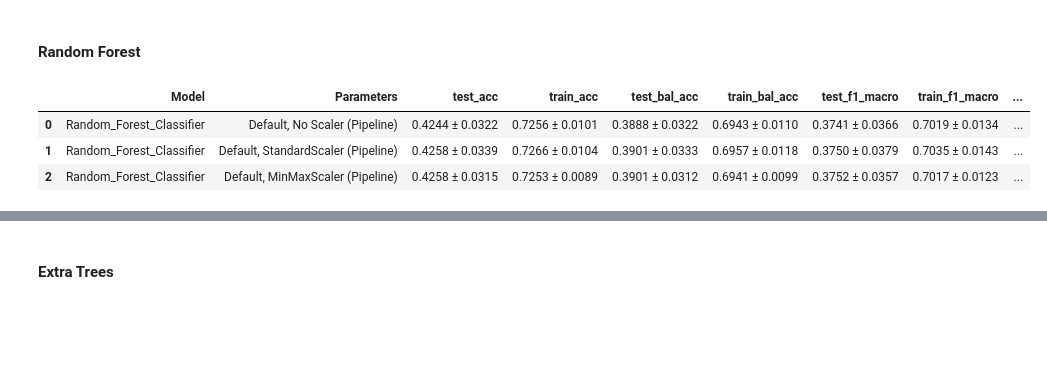
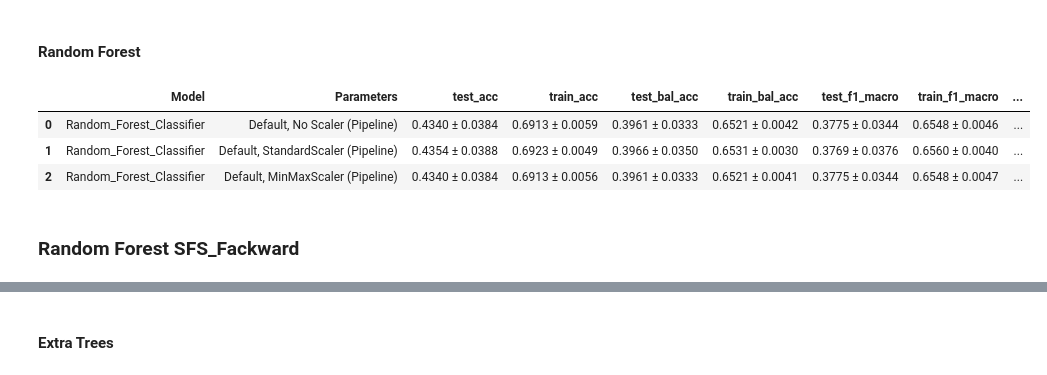
Before and after one commit to fserracrespi/PD_Project_UofL, a Jupyter notebook: PD_DATA/MODELS DEVELOPMENT/MODEL_DEVELOPMENT/Motor_model.ipynb, the cells around one changed output, grey strips where cells are left out. Saved outputs shown, nothing was run; the diff lists cells and outputs as text; code cells hidden in the pictures; blank space fills up the shorter version.

```diff
--- a/PD_DATA/MODELS DEVELOPMENT/MODEL_DEVELOPMENT/Motor_model.ipynb
+++ b/PD_DATA/MODELS DEVELOPMENT/MODEL_DEVELOPMENT/Motor_model.ipynb
@@ -723,8 +1153,8 @@ final_results_tree
 
 # Modelo base
 RF_classifier = RandomForestClassifier(
-    n_estimators=300,
-    max_depth=12,
+    n_estimators=1000,
+    max_depth=10,
     min_samples_leaf=5,
     bootstrap=True,
     random_state=42,
@@ -773,33 +1203,35 @@ df_2 = cv_results_to_row(
     parameters="Default, StandardScaler (Pipeline)",
     sep=" ± "
 )
 
 # 3) MinMaxScaler
 pipe_mm = Pipeline([
     ("scaler", MinMaxScaler()),
     ("clf", RF_classifier)
 ])
 
 results_mm = cross_validate(
     pipe_mm,
     X_train,
     y_train,
     cv=skf,
     scoring=scoring,
     return_train_score=True
 )
 
 df_3 = cv_results_to_row(
     results_mm,
     modelo_name="Random_Forest_Classifier",
     parameters="Default, MinMaxScaler (Pipeline)",
     sep=" ± "
 )
 
 final_results_rf = pd.concat([df_1, df_2, df_3], ignore_index=True)
 final_results_rf
 # %% [output]
 |  | Model | Parameters | test_acc | train_acc | test_bal_acc | train_bal_acc | test_f1_macro | train_f1_macro | ... |
-| 0 | Random_Forest_Classifier | Default, No Scaler (Pipeline) | 0.4244 ± 0.0322 | 0.7256 ± 0.0101 | 0.3888 ± 0.0322 | 0.6943 ± 0.0110 | 0.3741 ± 0.0366 | 0.7019 ± 0.0134 | ... |
-| 1 | Random_Forest_Classifier | Default, StandardScaler (Pipeline) | 0.4258 ± 0.0339 | 0.7266 ± 0.0104 | 0.3901 ± 0.0333 | 0.6957 ± 0.0118 | 0.3750 ± 0.0379 | 0.7035 ± 0.0143 | ... |
-| 2 | Random_Forest_Classifier | Default, MinMaxScaler (Pipeline) | 0.4258 ± 0.0315 | 0.7253 ± 0.0089 | 0.3901 ± 0.0312 | 0.6941 ± 0.0099 | 0.3752 ± 0.0357 | 0.7017 ± 0.0123 | ... |
+| 0 | Random_Forest_Classifier | Default, No Scaler (Pipeline) | 0.4340 ± 0.0384 | 0.6913 ± 0.0059 | 0.3961 ± 0.0333 | 0.6521 ± 0.0042 | 0.3775 ± 0.0344 | 0.6548 ± 0.0046 | ... |
+| 1 | Random_Forest_Classifier | Default, StandardScaler (Pipeline) | 0.4354 ± 0.0388 | 0.6923 ± 0.0049 | 0.3966 ± 0.0350 | 0.6531 ± 0.0030 | 0.3769 ± 0.0376 | 0.6560 ± 0.0040 | ... |
+| 2 | Random_Forest_Classifier | Default, MinMaxScaler (Pipeline) | 0.4340 ± 0.0384 | 0.6913 ± 0.0056 | 0.3961 ± 0.0333 | 0.6521 ± 0.0041 | 0.3775 ± 0.0344 | 0.6548 ± 0.0047 | ... |
+# %% [markdown]
+### Random Forest SFS_Fackward
```
Also changed, not shown: parts of 67 cells of this notebook, 6 other files.
